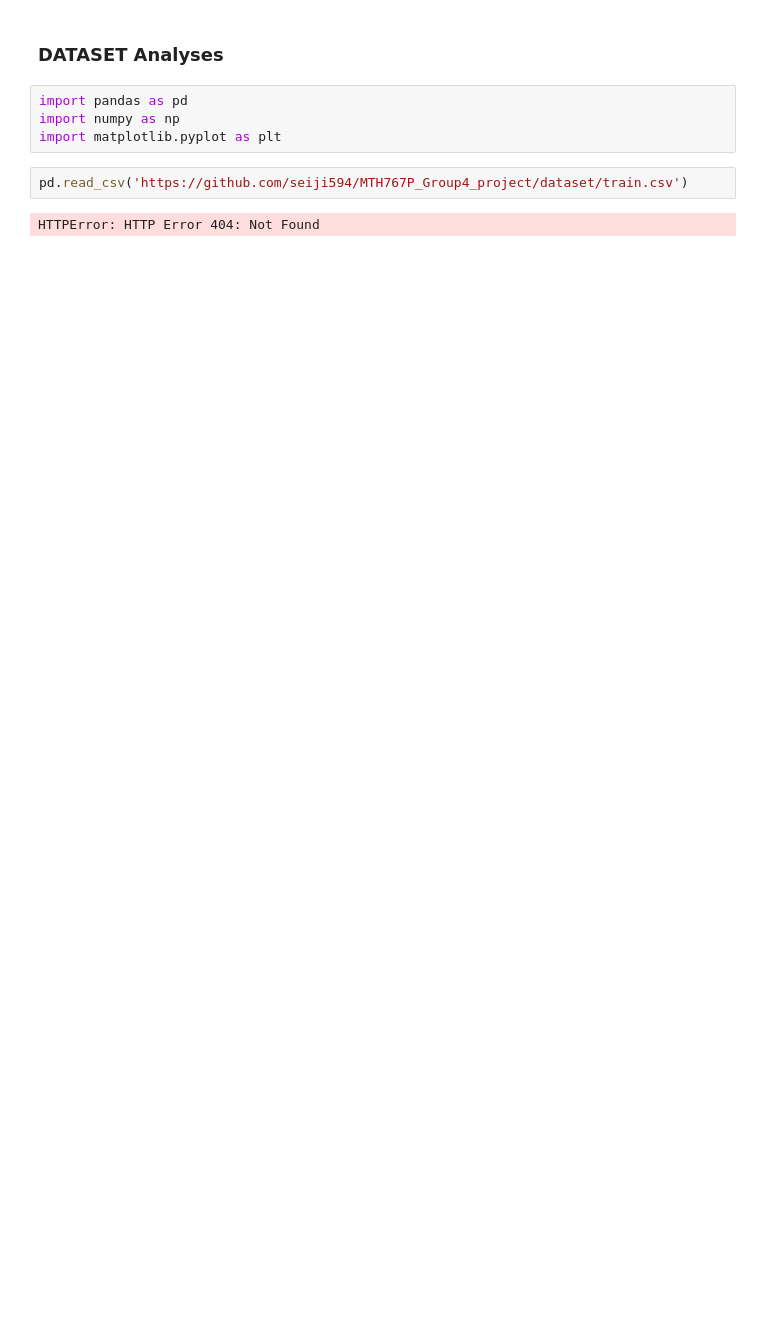
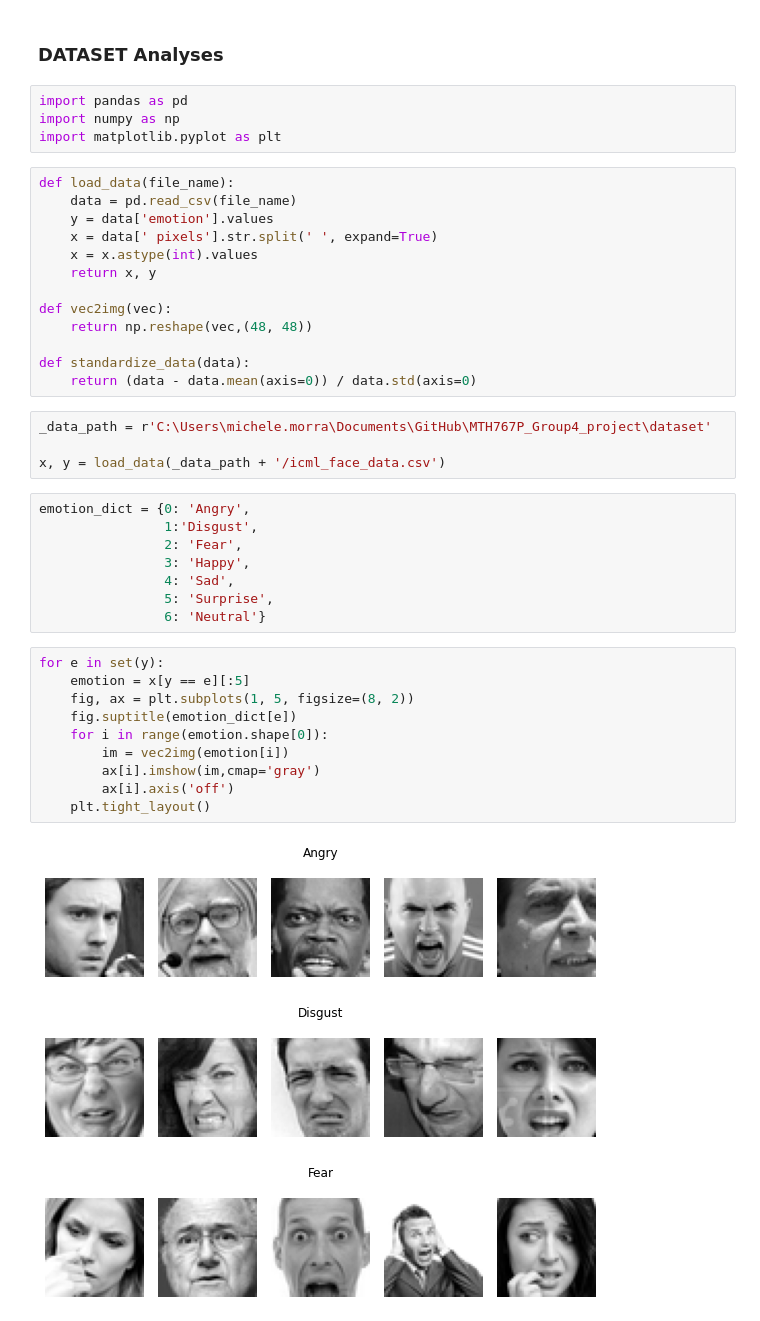
Before and after one commit to seiji594/MTH767P_Group4_project, a Jupyter notebook: dataset_analyses.ipynb, the cells around one changed output. Drawn from its saved outputs; the diff is of its cells as text; blank space fills up the shorter version.

```diff
--- a/dataset_analyses.ipynb
+++ b/dataset_analyses.ipynb
@@ -4,7 +4,42 @@
 import pandas as pd
 import numpy as np
 import matplotlib.pyplot as plt
-# %%
-pd.read_csv('https://github.com/seiji594/MTH767P_Group4_project/dataset/train.csv')
-# %% [output]
-HTTPError: HTTP Error 404: Not Found
+# %%
+def load_data(file_name):
+    data = pd.read_csv(file_name)
+    y = data['emotion'].values
+    x = data[' pixels'].str.split(' ', expand=True)
+    x = x.astype(int).values
+    return x, y
+
+def vec2img(vec):
+    return np.reshape(vec,(48, 48))
+
+def standardize_data(data):
+    return (data - data.mean(axis=0)) / data.std(axis=0)
+# %%
+_data_path = r'C:\Users\michele.morra\Documents\GitHub\MTH767P_Group4_project\dataset'
+
+x, y = load_data(_data_path + '/icml_face_data.csv')
+# %%
+emotion_dict = {0: 'Angry',
+                1:'Disgust',
+                2: 'Fear',
+                3: 'Happy',
+                4: 'Sad',
+                5: 'Surprise',
+                6: 'Neutral'}
+# %%
+for e in set(y):
+    emotion = x[y == e][:5]
+    fig, ax = plt.subplots(1, 5, figsize=(8, 2))
+    fig.suptitle(emotion_dict[e])
+    for i in range(emotion.shape[0]):
+        im = vec2img(emotion[i])
+        ax[i].imshow(im,cmap='gray')
+        ax[i].axis('off')
+    plt.tight_layout()
+# %% [output]
+[figure, added]
+[figure, added]
+[figure, added]
```
Also changed, not shown: parts of 1 cell of this notebook.
